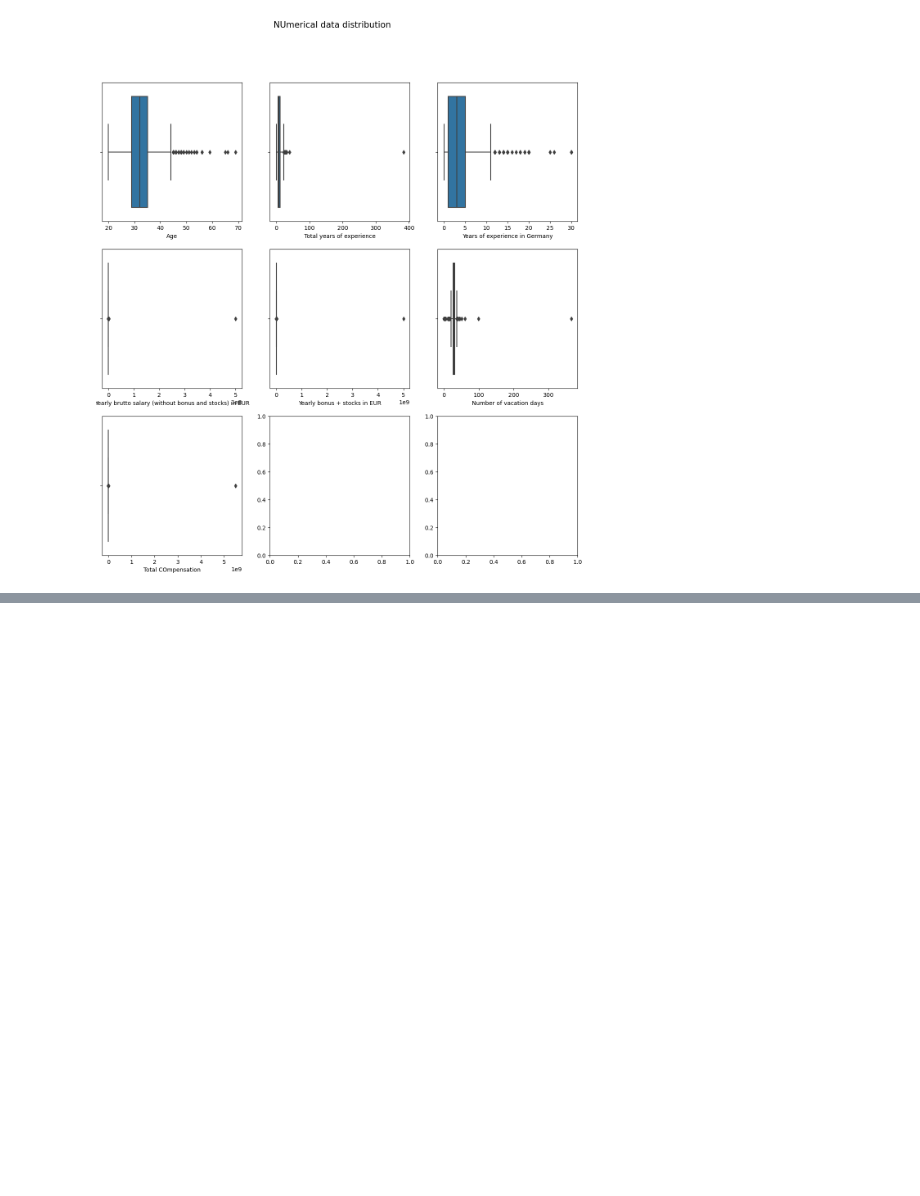
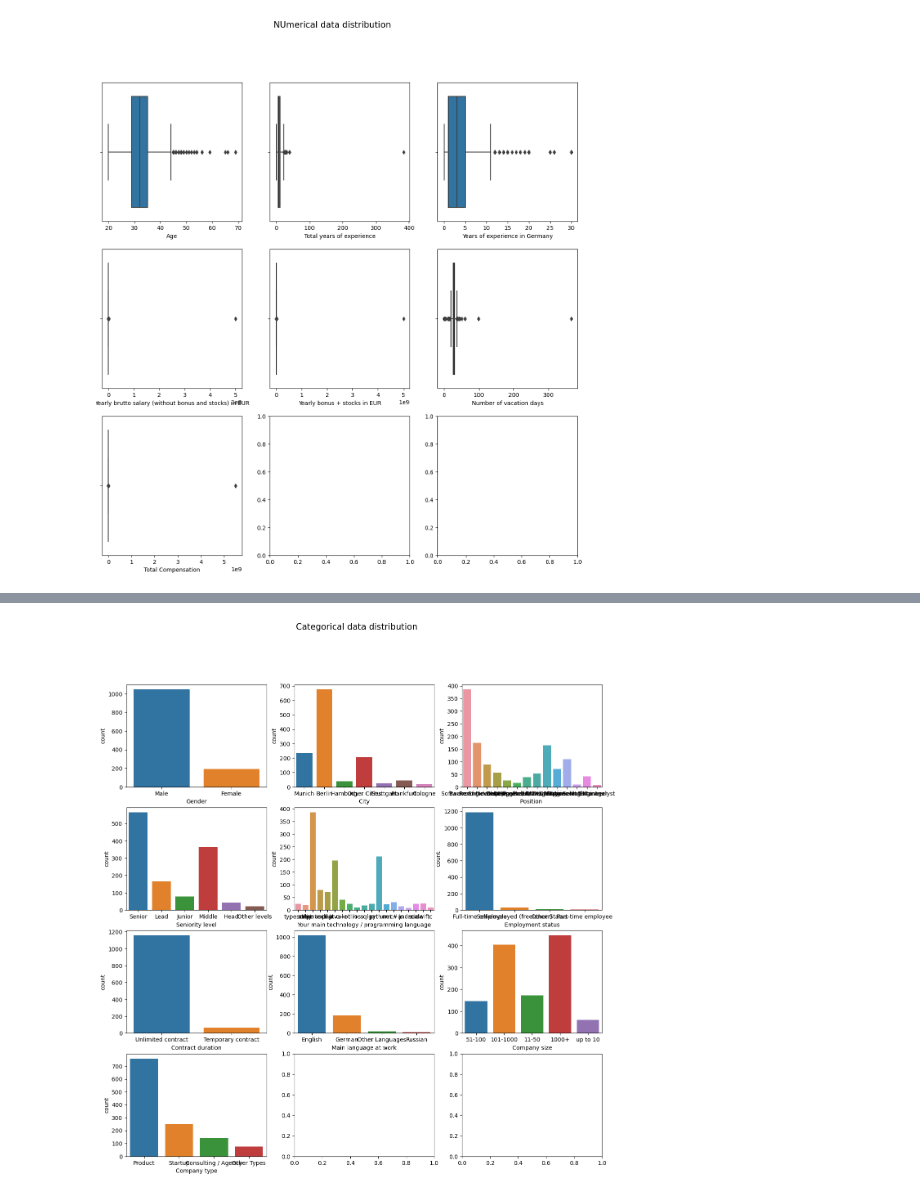
Before and after one commit to AdenijiAdewaleO/ItML_Asn_2_Students, a Jupyter notebook: assignment_2_start.ipynb, the cells around one changed output, grey strips where cells are left out. Cells and saved outputs as stored; diff of their text form; code cells hidden in the pictures; blank space fills up the shorter version.

```diff
--- a/assignment_2_start.ipynb
+++ b/assignment_2_start.ipynb
@@ -308,0 +255,10 @@ df[(df['Years of experience in Germany'] > df['Total years of experience']) | (d
+# %%
+#Identify and drop some outliers
+outlier1 = df[(df['Total years of experience'] > 40)|(df['Years of experience in Germany'] > 40)|(df['Number of vacation days'] > 60)]
+df.drop(index=outlier1.index, inplace=True)
+
+#Identify instances where Years of experience in Germany is greater than Total years of experience
+outlier2 = df[df['Years of experience in Germany'] > df['Total years of experience']]
+
+#Set the value of 'Total years of experience' in these rows to the value of 'Years of experience in Germany'
+df['Total years of experience'][outlier2.index] = df['Years of experience in Germany'][outlier2.index]
@@ -308,0 +274,21 @@ df[(df['Years of experience in Germany'] > df['Total years of experience']) | (d
+# %%
+#First convert the date data to dtype DateTime
+df['Timestamp'] = pd.to_datetime(df['Timestamp'] )
+
+#Countplot for all categorical data in the dataset
+cat_cols = df.select_dtypes(include=['object']).columns.to_list()
+cols = 3
+rows = math.ceil(len(cat_cols)/cols)
+
+fig, ax = plt.subplots(rows, cols, figsize=(15,15))
+fig.suptitle("Categorical data distribution", fontsize=15)
+r= 0
+c= 0
+for name in cat_cols:
+    sns.countplot(data=df, x=name, ax=ax[r][c])
+    c += 1
+    if c == cols:
+        r += 1
+        c = 0
+# %% [output]
+[figure, added]
```
Also changed, not shown: parts of 13 cells of this notebook.
